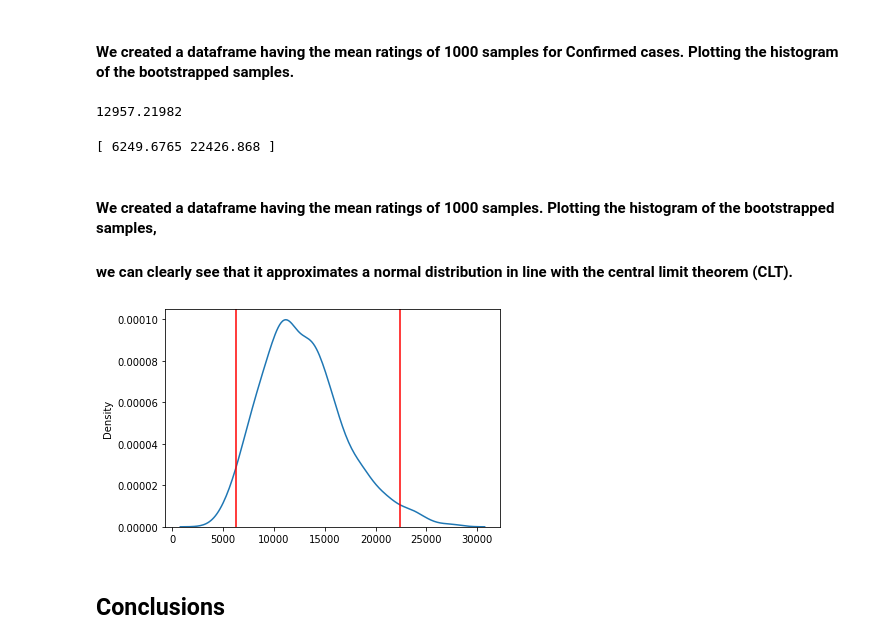
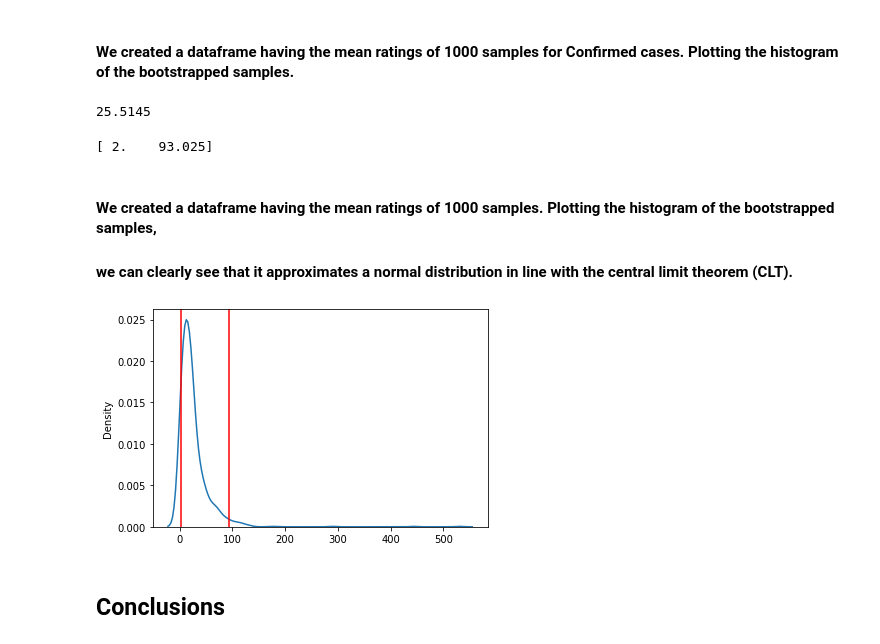
Before and after one commit to dmkim0001/Group2_Project1, a Jupyter notebook: project1_group2.ipynb, the cells around one changed output. Drawn from its saved outputs; the diff is of its cells as text; code cells hidden in the pictures.

```diff
--- a/project1_group2.ipynb
+++ b/project1_group2.ipynb
@@ -437,28 +433,28 @@ original_sample.hist()
 #### We created a dataframe having the mean ratings of 1000 samples for Confirmed cases. Plotting the histogram of the bootstrapped samples.
 # %%
 # bootstrapping
-means_boot_samples=[]
+median_boot_samples=[]
 for i in range (1000):
   boot_sample=np.random.choice(original_sample, size=100)
-  means_boot_samples.append(boot_sample.mean())
-np.mean(means_boot_samples)
+  median_boot_samples.append(np.median(boot_sample))
+np.mean(median_boot_samples)
 # %% [output]
-12957.21982
+25.5145
 # %%
 # The middle 95% interval conf_int.
-conf_int=np.percentile(means_boot_samples,(2.5,97.5))
+conf_int=np.percentile(median_boot_samples,(2.5,97.5))
 print(conf_int)
 # %% [output]
-[ 6249.6765 22426.868 ]
+[ 2.    93.025]
 # %% [markdown]
 #### We created a dataframe having the mean ratings of 1000 samples. Plotting the histogram of the bootstrapped samples,
 #### we can clearly see that it approximates a normal distribution in line with the central limit theorem (CLT).
 # %%
-sns.kdeplot(means_boot_samples)
+sns.kdeplot(median_boot_samples)
 for endpoint in conf_int:
   plt.axvline(endpoint, color='red')
 # %% [output]
-[figure, old version]
+[figure, new version]
 # %% [markdown]
 ## Conclusions
 # %% [markdown]
```
Also changed, not shown: parts of 1 cell of this notebook.
